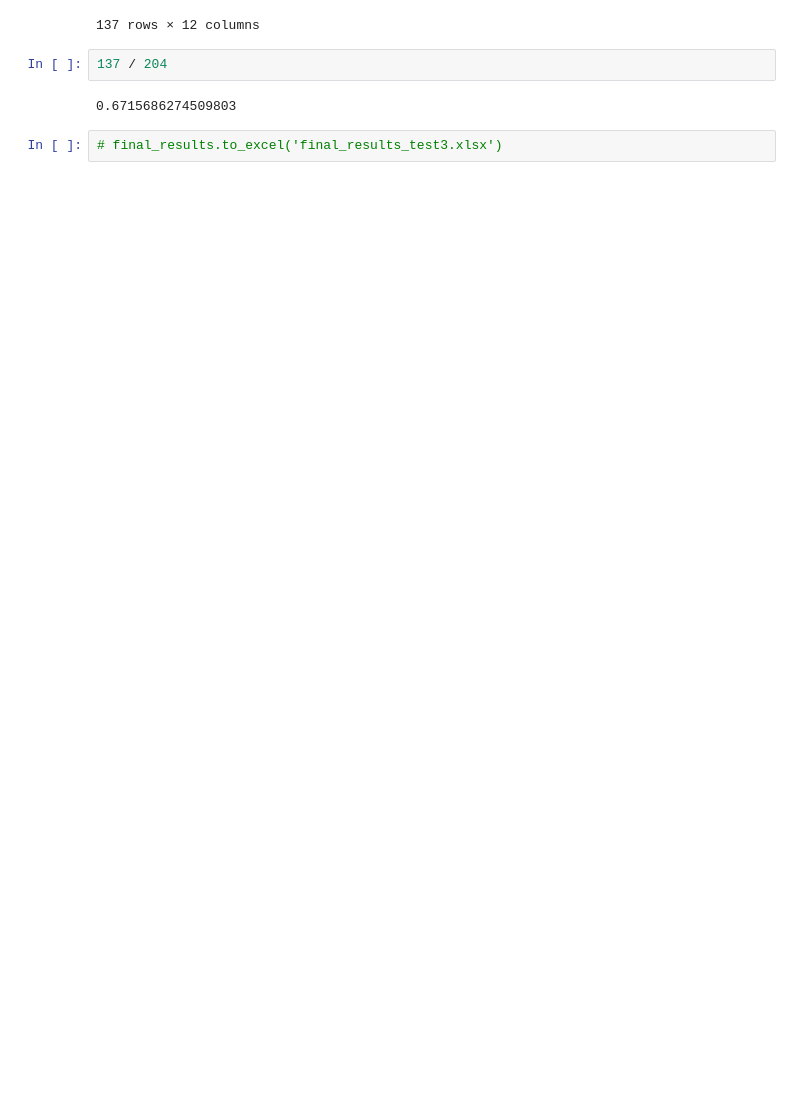
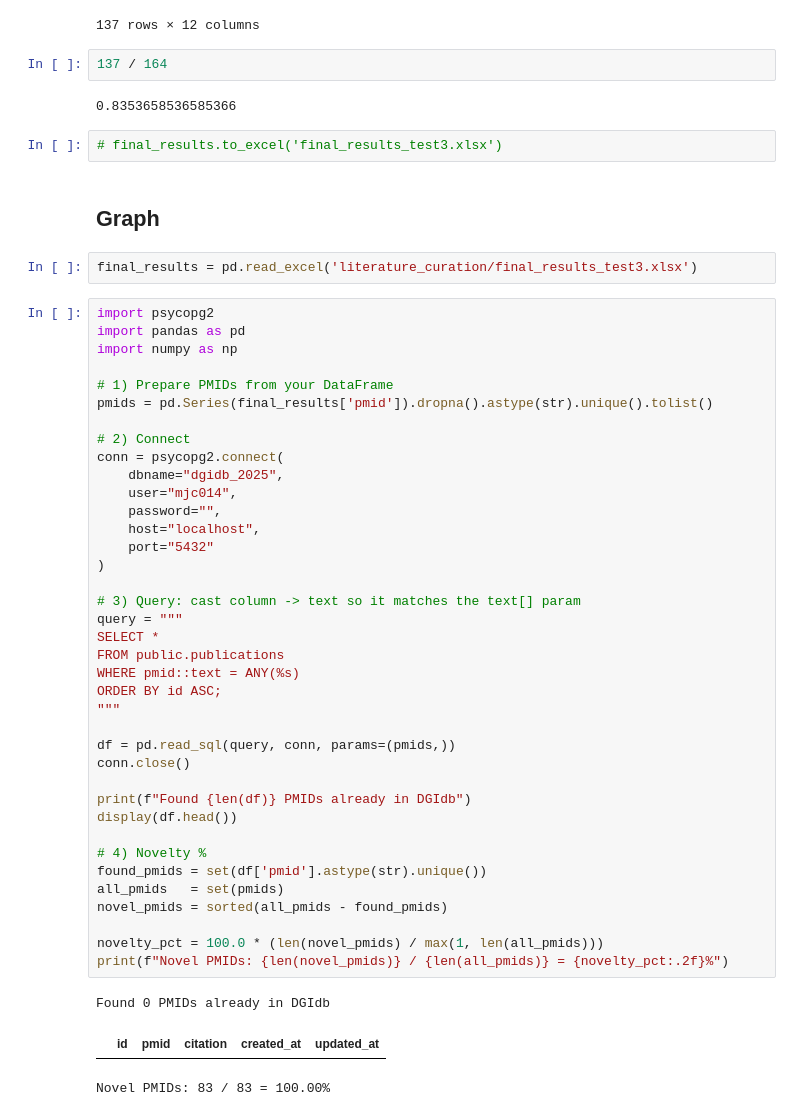
Before and after one commit to mcannon068nw/clinical-score-2, a Jupyter notebook: research/example-4.ipynb, the cells around one changed output. Drawn from its saved outputs; the diff is of its cells as text; blank space fills up the shorter version.

Commit message:
finish code for graphs, first experiment

```diff
--- a/research/example-4.ipynb
+++ b/research/example-4.ipynb
@@ -645,8 +647,54 @@ final_results
 | 136 | 31635329 | Retinoic Acid Agent | RARa | YES | ACTIVATING | ATRA activates the transcription ... | normalize.gene.hgnc:9864 | ... |
 137 rows × 12 columns
 # %%
-137 / 204
+137 / 164
 # %% [output]
-0.6715686274509803
+0.8353658536585366
 # %%
 # final_results.to_excel('final_results_test3.xlsx')
+# %% [markdown]
+## Graph
+# %%
+final_results = pd.read_excel('literature_curation/final_results_test3.xlsx')
+# %%
+import psycopg2
+import pandas as pd
+import numpy as np
+
+# 1) Prepare PMIDs from your DataFrame
+pmids = pd.Series(final_results['pmid']).dropna().astype(str).unique().tolist()
+
+# 2) Connect
+conn = psycopg2.connect(
+    dbname="dgidb_2025",
+    user="mjc014",
+    password="",
+    host="localhost",
+    port="5432"
+)
+
+# 3) Query: cast column -> text so it matches the text[] param
+query = """
+SELECT *
+FROM public.publications
+WHERE pmid::text = ANY(%s)
+ORDER BY id ASC;
+"""
+
+df = pd.read_sql(query, conn, params=(pmids,))
+conn.close()
+
+print(f"Found {len(df)} PMIDs already in DGIdb")
+display(df.head())
+
+# 4) Novelty %
+found_pmids = set(df['pmid'].astype(str).unique())
+all_pmids   = set(pmids)
+novel_pmids = sorted(all_pmids - found_pmids)
+
+novelty_pct = 100.0 * (len(novel_pmids) / max(1, len(all_pmids)))
+print(f"Novel PMIDs: {len(novel_pmids)} / {len(all_pmids)} = {novelty_pct:.2f}%")
+# %% [output]
+Found 0 PMIDs already in DGIdb
+|  | id | pmid | citation | created_at | updated_at |
+Novel PMIDs: 83 / 83 = 100.00%
```
Also changed, not shown: parts of 7 cells of this notebook.
